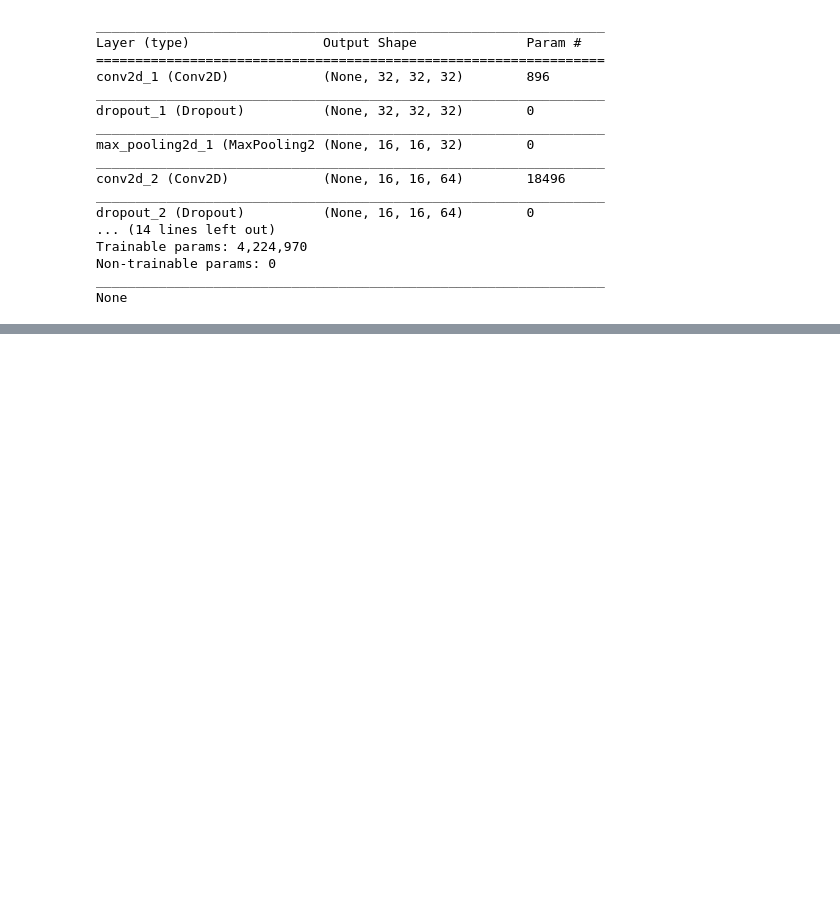
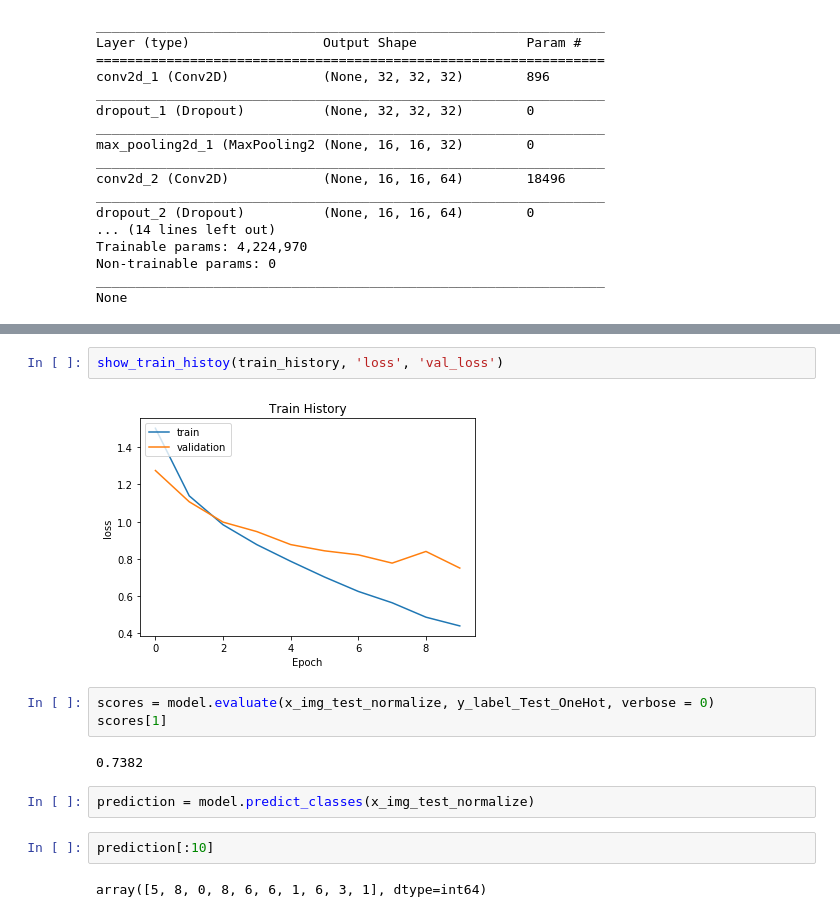
Before and after one commit to a21802/programming-trainning, a Jupyter notebook: python/tensorflow/4.1 Cifar_CNN.ipynb, the cells around one changed output, grey strips where cells are left out. Saved outputs shown, nothing was run; the diff lists cells and outputs as text; blank space fills up the shorter version.

```diff
--- a/python/tensorflow/4.1 Cifar_CNN.ipynb
+++ b/python/tensorflow/4.1 Cifar_CNN.ipynb
@@ -120,0 +138,15 @@ Epoch 10/10
+# %%
+show_train_histoy(train_history, 'loss', 'val_loss')
+# %% [output]
+[figure, added]
+# %%
+scores = model.evaluate(x_img_test_normalize, y_label_Test_OneHot, verbose = 0)
+scores[1]
+# %% [output]
+0.7382
+# %%
+prediction = model.predict_classes(x_img_test_normalize)
+# %%
+prediction[:10]
+# %% [output]
+array([5, 8, 0, 8, 6, 6, 1, 6, 3, 1], dtype=int64)
```
Also changed, not shown: parts of 23 cells of this notebook.
